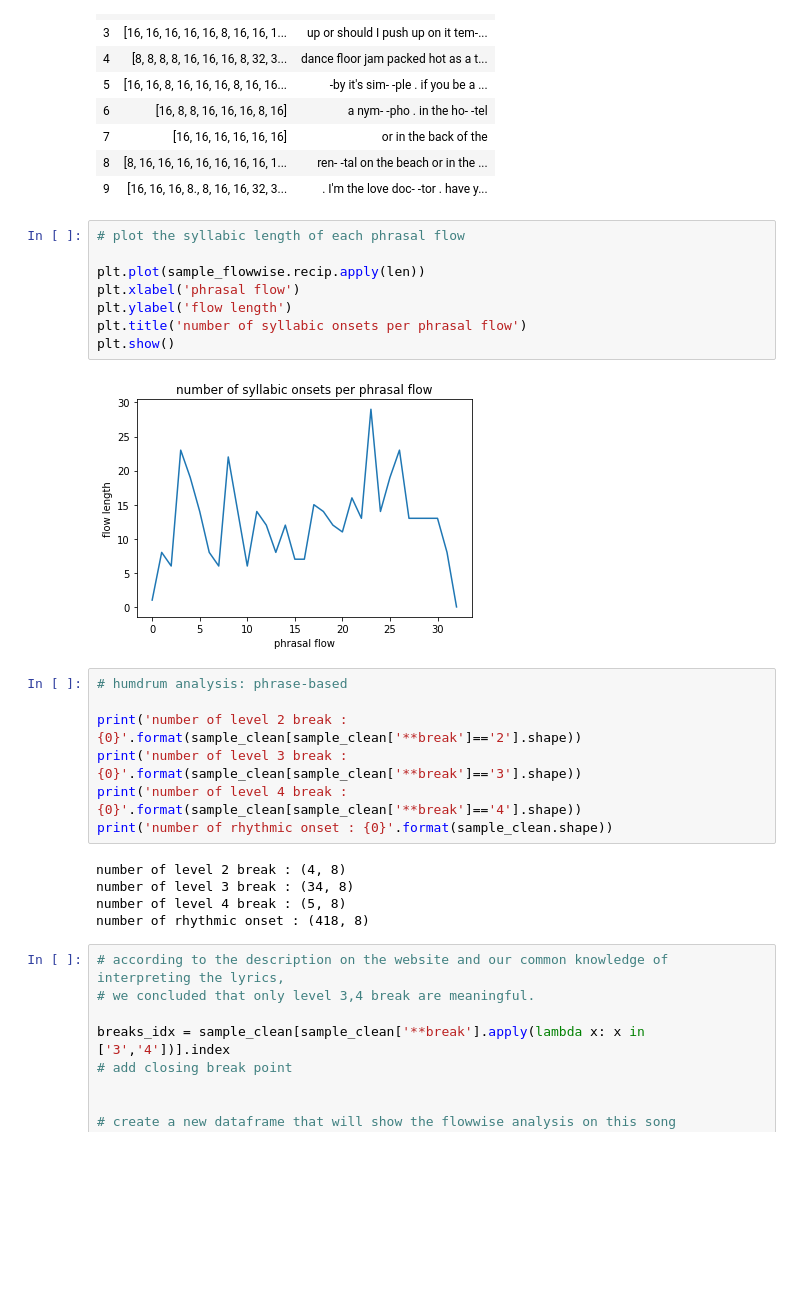
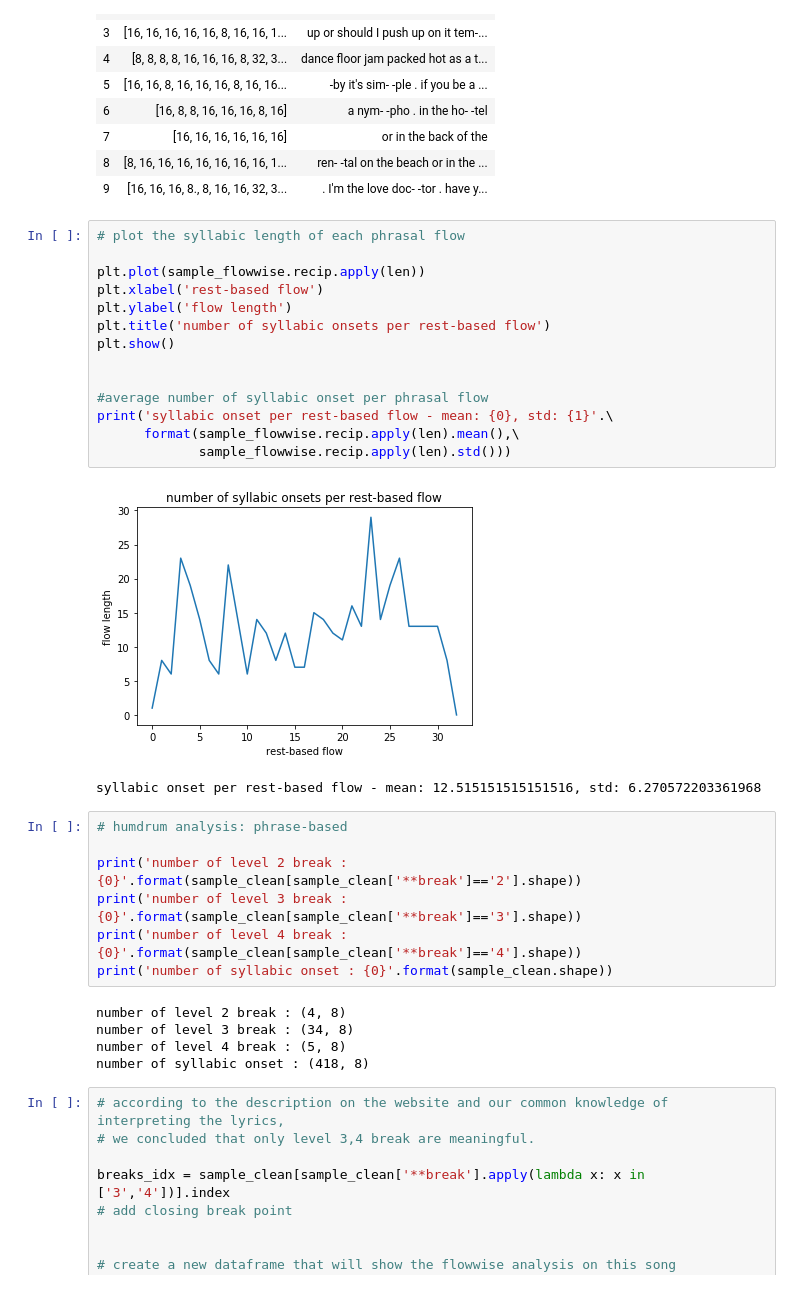
Before and after one commit to haeeunkim/dh401, a Jupyter notebook: milestone2-haeeun.ipynb, the cells around one changed output. Saved outputs shown, nothing was run; the diff lists cells and outputs as text; blank space fills up the shorter version.

```diff
--- a/milestone2-haeeun.ipynb
+++ b/milestone2-haeeun.ipynb
@@ -217,25 +172,32 @@ sample_flowwise.head(10)
 # %%
 # plot the syllabic length of each phrasal flow
 
 plt.plot(sample_flowwise.recip.apply(len))
-plt.xlabel('phrasal flow')
+plt.xlabel('rest-based flow')
 plt.ylabel('flow length')
-plt.title('number of syllabic onsets per phrasal flow')
+plt.title('number of syllabic onsets per rest-based flow')
 plt.show()
+
+
+#average number of syllabic onset per phrasal flow
+print('syllabic onset per rest-based flow - mean: {0}, std: {1}'.\
+      format(sample_flowwise.recip.apply(len).mean(),\
+             sample_flowwise.recip.apply(len).std()))
 # %% [output]
-[figure, old version]
+[figure, new version]
+syllabic onset per rest-based flow - mean: 12.515151515151516, std: 6.270572203361968
 # %%
 # humdrum analysis: phrase-based
 
 print('number of level 2 break : {0}'.format(sample_clean[sample_clean['**break']=='2'].shape))
 print('number of level 3 break : {0}'.format(sample_clean[sample_clean['**break']=='3'].shape))
 print('number of level 4 break : {0}'.format(sample_clean[sample_clean['**break']=='4'].shape))
-print('number of rhythmic onset : {0}'.format(sample_clean.shape))
+print('number of syllabic onset : {0}'.format(sample_clean.shape))
 # %% [output]
 number of level 2 break : (4, 8)
 number of level 3 break : (34, 8)
 number of level 4 break : (5, 8)
-number of rhythmic onset : (418, 8)
+number of syllabic onset : (418, 8)
 # %%
 # according to the description on the website and our common knowledge of interpreting the lyrics,
 # we concluded that only level 3,4 break are meaningful.
```
Also changed, not shown: parts of 12 cells of this notebook.
